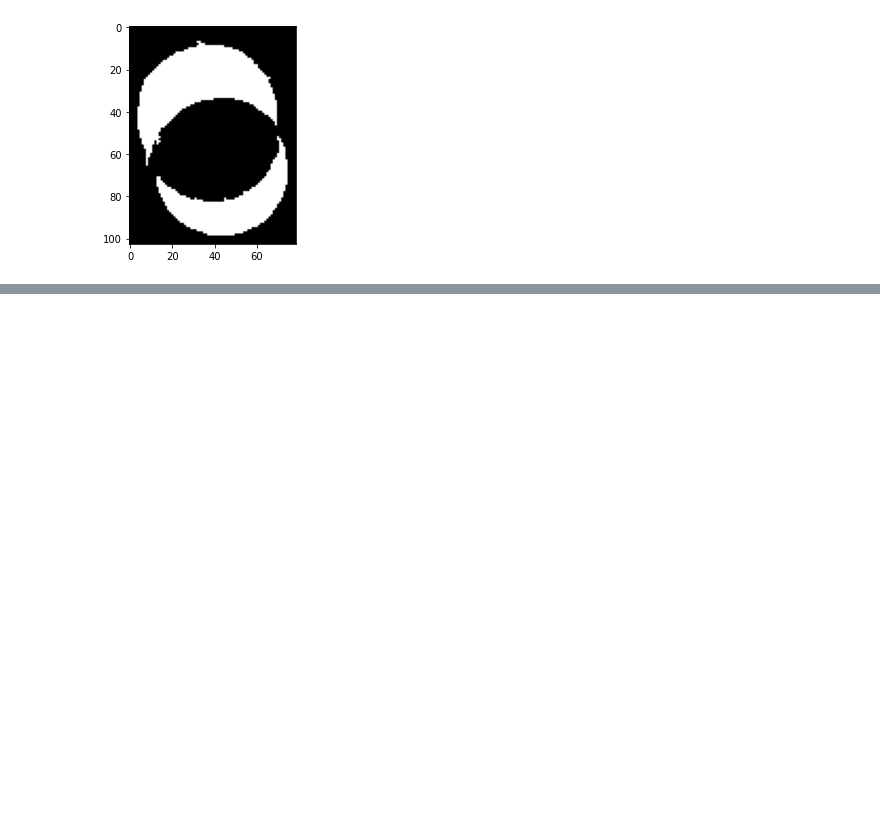
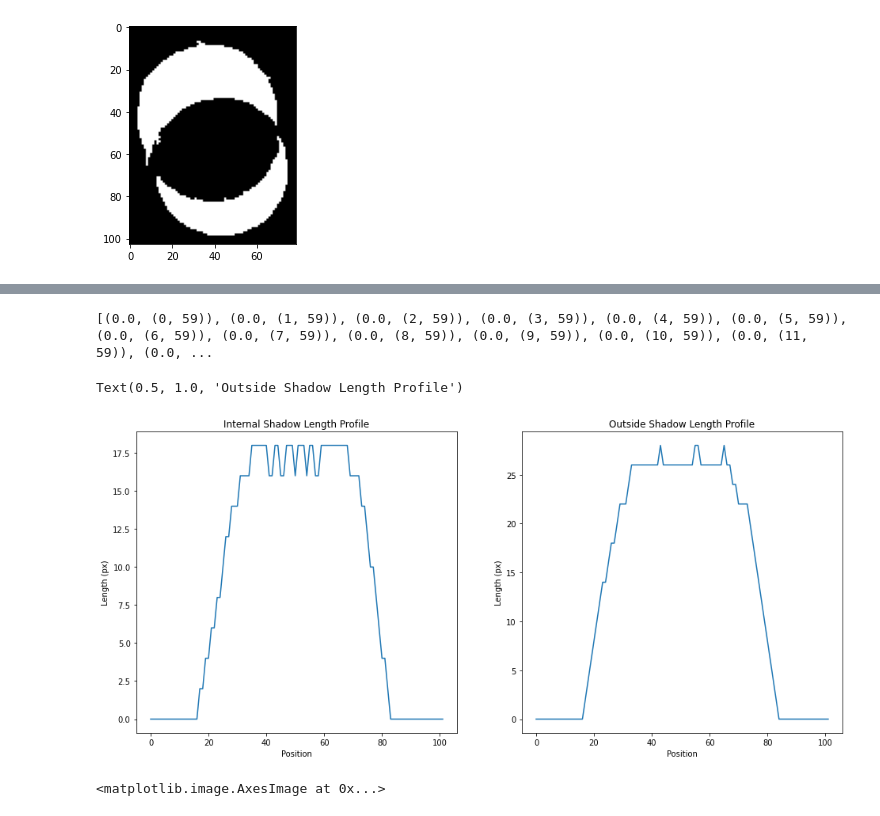
Before and after one commit to d-smit/oil-tank-measurer, a Jupyter notebook: oil_analysis.ipynb, the cells around one changed output, grey strips where cells are left out. Saved outputs shown, nothing was run; the diff lists cells and outputs as text; code cells hidden in the pictures; blank space fills up the shorter version.

Commit message:
got lengths, adding to viz

```diff
--- a/oil_analysis.ipynb
+++ b/oil_analysis.ipynb
@@ -96,8 +104,8 @@ for i, row in enumerate(dists):
     in_widths = row_widths[:(int(0.5*len(row_widths)))]
     out_widths = row_widths[(int(0.5*len(row_widths))):]
 
-    inside_shadow_widths.append(max(in_widths))
-    outside_shadow_widths.append(max(out_widths))
+    inside_shadow_widths.append(max(in_widths)*2)
+    outside_shadow_widths.append(max(out_widths)*2)
 
     xpos_in = in_widths.index(max(in_widths))
     xpos_out = out_widths.index(max(out_widths))
@@ -133,0 +118,19 @@ plt.imshow(mark_boundaries(img, segments_fz))
+# %%
+print(outside_shadow)
+# %% [output]
+[(0.0, (0, 59)), (0.0, (1, 59)), (0.0, (2, 59)), (0.0, (3, 59)), (0.0, (4, 59)), (0.0, (5, 59)), (0.0, (6, 59)), (0.0, (7, 59)), (0.0, (8, 59)), (0.0, (9, 59)), (0.0, (10, 59)), (0.0, (11, 59)), (0.0, ...
+# %%
+f = plt.figure(figsize=(16,7))
+f.add_subplot(121)
+plt.plot(range(dists.shape[0]), inside_shadow_widths)
+plt.ylabel('Length (px)')
+plt.xlabel('Position')
+plt.title('Internal Shadow Length Profile')
+f.add_subplot(122)
+plt.plot(range(dists.shape[0]), outside_shadow_widths)
+plt.ylabel('Length (px)')
+plt.xlabel('Position')
+plt.title('Outside Shadow Length Profile')
+# %% [output]
+Text(0.5, 1.0, 'Outside Shadow Length Profile')
+[figure, added]
@@ -133,0 +140,16 @@ plt.imshow(mark_boundaries(img, segments_fz))
+# %%
+lengths = [l1, l2]
+
+img = cv2.imread('tank_3.jpg')
+img_rot = rotate(img, -104, reshape=True, mode='reflect')
+
+# cv2.line(img, (x1,y1), (x2,y2))
+
+for l in lengths:
+    cv2.line(img_rot, (l[1][1] - (int(0.5*l[0])) + 1, l[1][0]), (l[1][1] + (int(0.5*l[0])) - 1, l[1][0]), (255,0,0), 1)
+    plt.annotate(s='{}m'.format(round(l[0]*PX_TO_M)), xy=(l[1][1], l[1][0]), xytext=(l[1][1], l[1][0]), color='w', fontsize=5)
+
+plt.figure(figsize=(6,6))
+plt.imshow(img_rot, cmap='gray')
+# %% [output]
+<matplotlib.image.AxesImage at 0x...>
```
Also changed, not shown: parts of 12 cells of this notebook.
